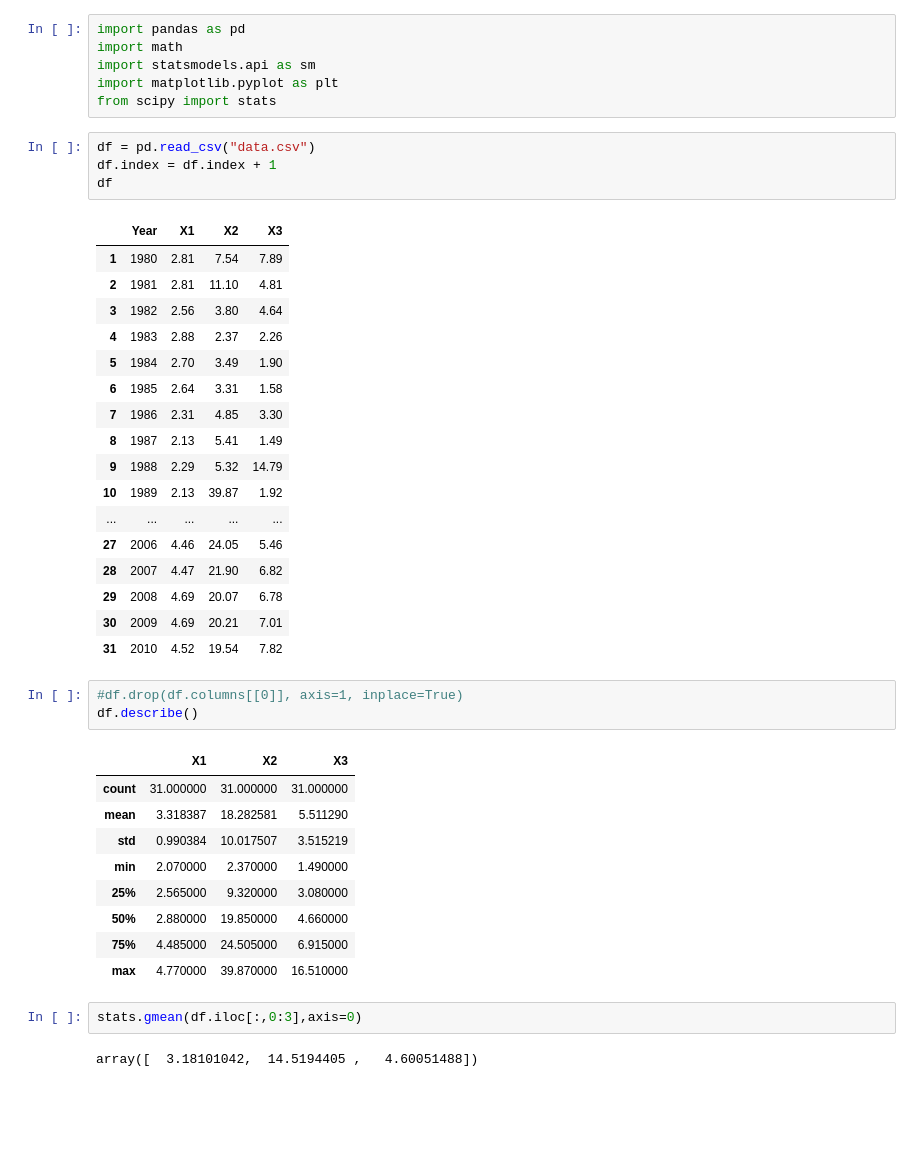
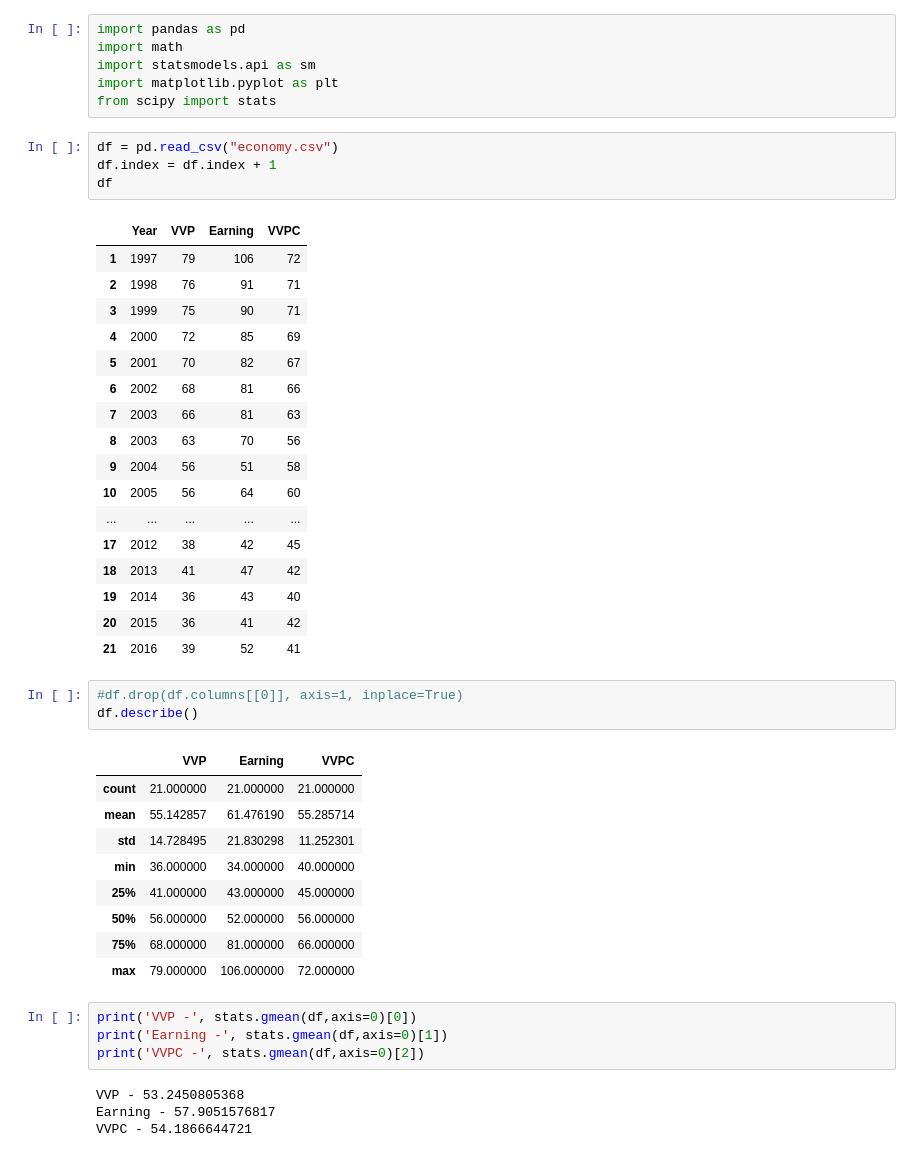
Before and after one commit to aferno/python-analysis, a Jupyter notebook: stat2.ipynb, the cells around one changed output. Cells and saved outputs as stored; diff of their text form; blank space fills up the shorter version.

```diff
--- a/stat2.ipynb
+++ b/stat2.ipynb
@@ -5,44 +5,48 @@ import statsmodels.api as sm
 import matplotlib.pyplot as plt
 from scipy import stats
 # %%
-df = pd.read_csv("data.csv")
+df = pd.read_csv("economy.csv")
 df.index = df.index + 1
 df
 # %% [output]
-|  | Year | X1 | X2 | X3 |
-| 1 | 1980 | 2.81 | 7.54 | 7.89 |
-| 2 | 1981 | 2.81 | 11.10 | 4.81 |
-| 3 | 1982 | 2.56 | 3.80 | 4.64 |
-| 4 | 1983 | 2.88 | 2.37 | 2.26 |
-| 5 | 1984 | 2.70 | 3.49 | 1.90 |
-| 6 | 1985 | 2.64 | 3.31 | 1.58 |
-| 7 | 1986 | 2.31 | 4.85 | 3.30 |
-| 8 | 1987 | 2.13 | 5.41 | 1.49 |
-| 9 | 1988 | 2.29 | 5.32 | 14.79 |
-| 10 | 1989 | 2.13 | 39.87 | 1.92 |
+|  | Year | VVP | Earning | VVPC |
+| 1 | 1997 | 79 | 106 | 72 |
+| 2 | 1998 | 76 | 91 | 71 |
+| 3 | 1999 | 75 | 90 | 71 |
+| 4 | 2000 | 72 | 85 | 69 |
+| 5 | 2001 | 70 | 82 | 67 |
+| 6 | 2002 | 68 | 81 | 66 |
+| 7 | 2003 | 66 | 81 | 63 |
+| 8 | 2003 | 63 | 70 | 56 |
+| 9 | 2004 | 56 | 51 | 58 |
+| 10 | 2005 | 56 | 64 | 60 |
 | ... | ... | ... | ... | ... |
-| 27 | 2006 | 4.46 | 24.05 | 5.46 |
-| 28 | 2007 | 4.47 | 21.90 | 6.82 |
-| 29 | 2008 | 4.69 | 20.07 | 6.78 |
-| 30 | 2009 | 4.69 | 20.21 | 7.01 |
-| 31 | 2010 | 4.52 | 19.54 | 7.82 |
+| 17 | 2012 | 38 | 42 | 45 |
+| 18 | 2013 | 41 | 47 | 42 |
+| 19 | 2014 | 36 | 43 | 40 |
+| 20 | 2015 | 36 | 41 | 42 |
+| 21 | 2016 | 39 | 52 | 41 |
 # %%
 #df.drop(df.columns[[0]], axis=1, inplace=True)
 df.describe()
 # %% [output]
-|  | X1 | X2 | X3 |
-| count | 31.000000 | 31.000000 | 31.000000 |
-| mean | 3.318387 | 18.282581 | 5.511290 |
-| std | 0.990384 | 10.017507 | 3.515219 |
-| min | 2.070000 | 2.370000 | 1.490000 |
-| 25% | 2.565000 | 9.320000 | 3.080000 |
-| 50% | 2.880000 | 19.850000 | 4.660000 |
-| 75% | 4.485000 | 24.505000 | 6.915000 |
-| max | 4.770000 | 39.870000 | 16.510000 |
+|  | VVP | Earning | VVPC |
+| count | 21.000000 | 21.000000 | 21.000000 |
+| mean | 55.142857 | 61.476190 | 55.285714 |
+| std | 14.728495 | 21.830298 | 11.252301 |
+| min | 36.000000 | 34.000000 | 40.000000 |
+| 25% | 41.000000 | 43.000000 | 45.000000 |
+| 50% | 56.000000 | 52.000000 | 56.000000 |
+| 75% | 68.000000 | 81.000000 | 66.000000 |
+| max | 79.000000 | 106.000000 | 72.000000 |
-# %%
-stats.gmean(df.iloc[:,0:3],axis=0)
-# %% [output]
-array([  3.18101042,  14.5194405 ,   4.60051488])
+# %%
+print('VVP -', stats.gmean(df,axis=0)[0])
+print('Earning -', stats.gmean(df,axis=0)[1])
+print('VVPC -', stats.gmean(df,axis=0)[2])
+# %% [output]
+VVP - 53.2450805368
+Earning - 57.9051576817
+VVPC - 54.1866644721
 # %%
 print(df.var())
 #df.plot.scatter(x='X2', y='X1', c='X3', colormap='viridis')
```
Also changed, not shown: parts of 21 cells of this notebook.
